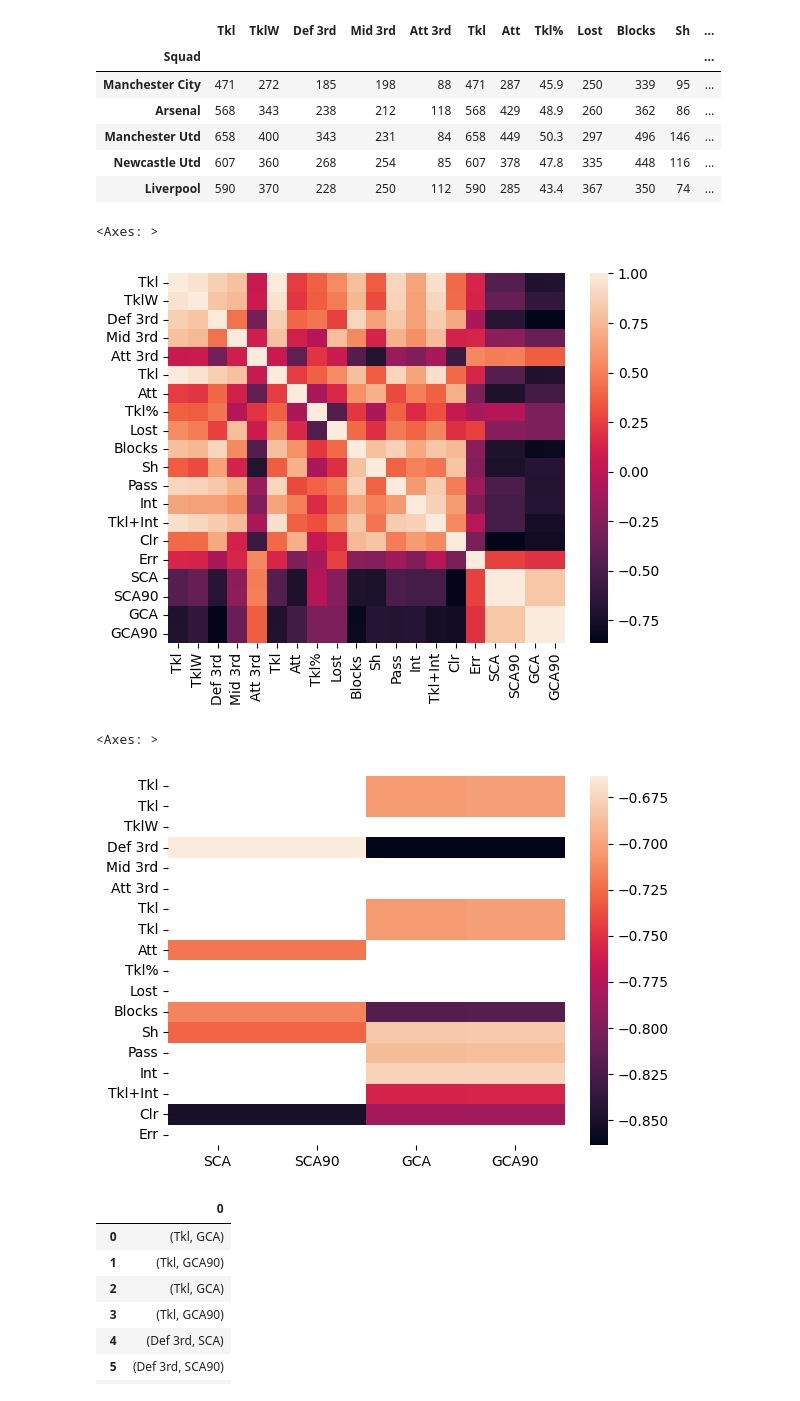
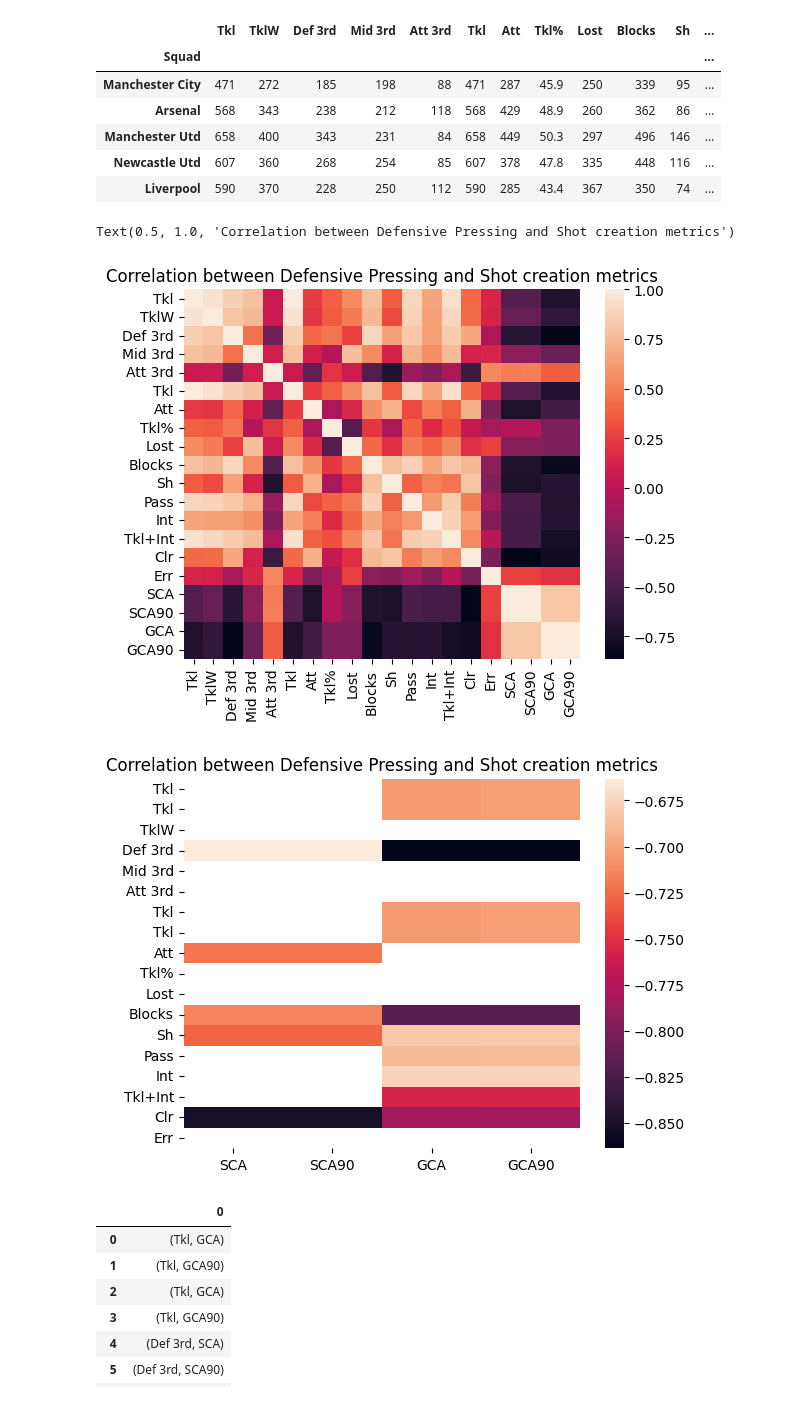
Before and after one commit to Yashuchirag/team_pressing_project, a Jupyter notebook: src/Visualization_Chris.ipynb, the cells around one changed output. Saved outputs shown, nothing was run; the diff lists cells and outputs as text; code cells hidden in the pictures.

```diff
--- a/src/Visualization_Chris.ipynb
+++ b/src/Visualization_Chris.ipynb
@@ -43,9 +43,10 @@ data_pressing_shot.head()
 data_pressing_shot_corr = data_pressing_shot.corr()
 # %%
 sns.heatmap(data_pressing_shot_corr)
+plt.title('Correlation between Defensive Pressing and Shot creation metrics')
 # %% [output]
-<Axes: >
+Text(0.5, 1.0, 'Correlation between Defensive Pressing and Shot creation metrics')
-[figure, old version]
+[figure, new version]
 # %%
 data_pressing_shot_corr = data_pressing_shot_corr[abs(data_pressing_shot_corr)>0.65]
 # %%
@@ -54,9 +55,10 @@ shot_goal_creation_stats1 = ['SCA','SCA90','GCA','GCA90']
 correlated_features = data_pressing_shot_corr.loc[def_pressing_stats1,shot_goal_creation_stats1 ]
 # %%
 sns.heatmap(correlated_features)
+plt.title('Correlation between Defensive Pressing and Shot creation metrics')
+plt.show()
 # %% [output]
-<Axes: >
-[figure, old version]
+[figure, new version]
 # %%
 correlated_features_df = correlated_features.stack().index
 correlated_features_df=pd.DataFrame(correlated_features_df)
```
Also changed, not shown: parts of 2 cells of this notebook, 5 other files.
